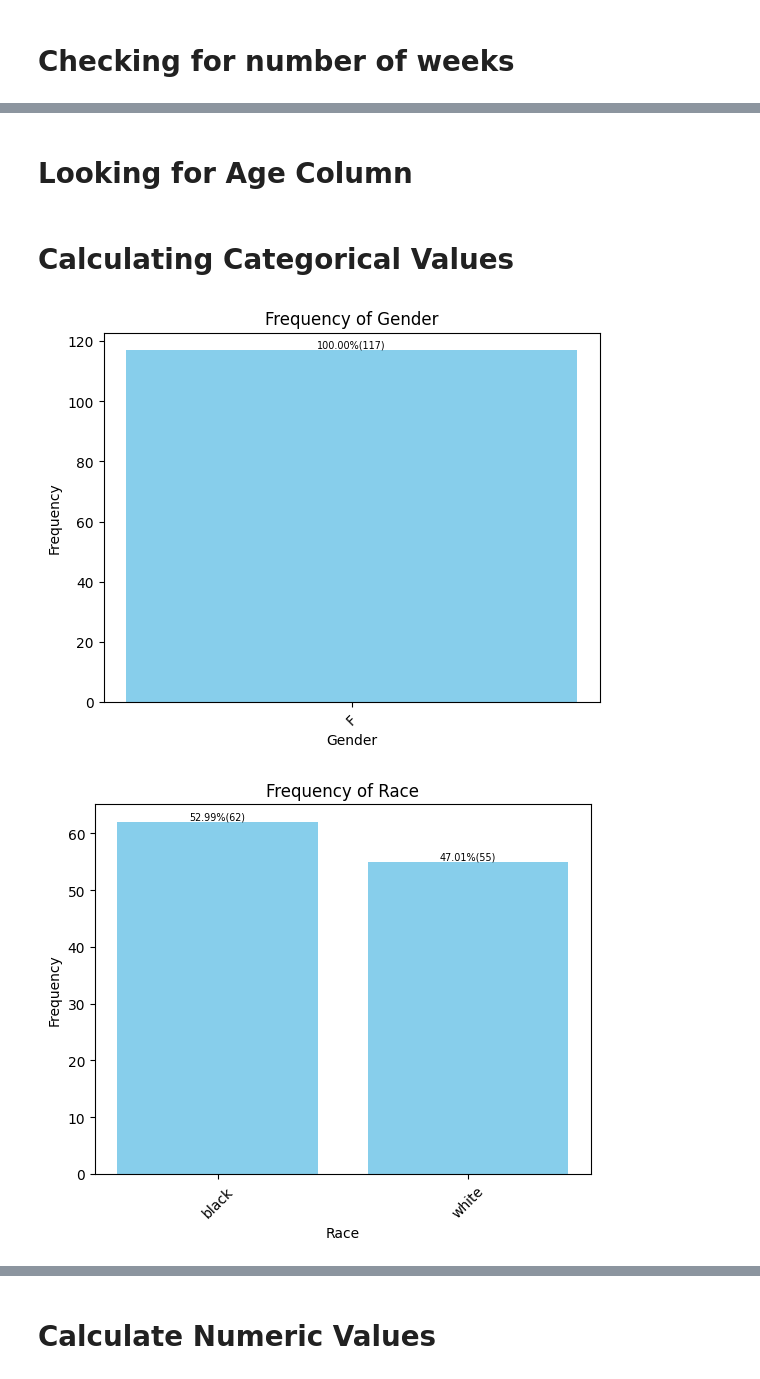
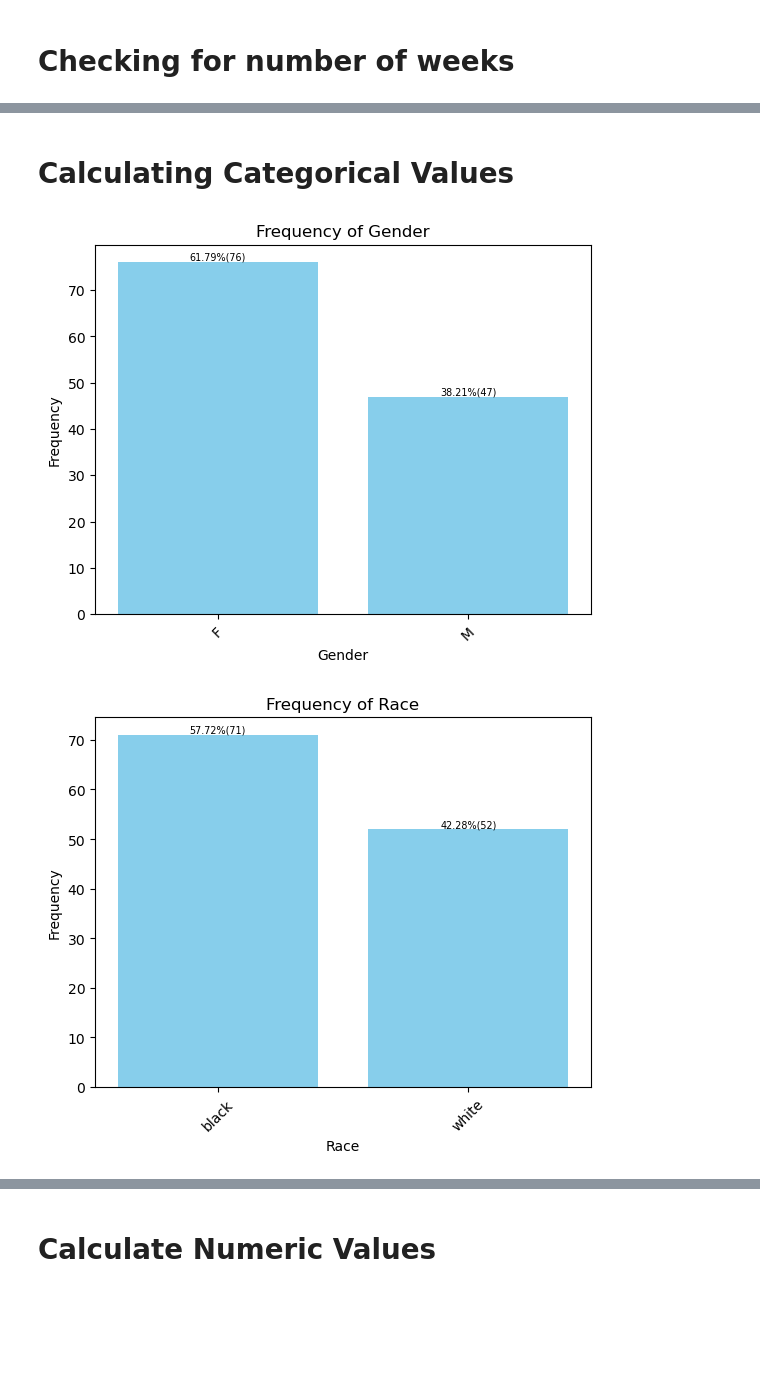
Before and after one commit to hulmanlab/jchr_racial_diff, a Jupyter notebook: scripts/0_baseline_table.ipynb, the cells around one changed output, grey strips where cells are left out. Cells and saved outputs as stored; diff of their text form; code cells hidden in the pictures; blank space fills up the shorter version.

```diff
--- a/scripts/0_baseline_table.ipynb
+++ b/scripts/0_baseline_table.ipynb
@@ -12,8 +12,6 @@ df_baseline['EduLevel'] = df_baseline['EduLevel'].replace(['Professional Degree'
 
 
 
-
-
 df_cgm = pd.read_csv(r'../data/FDataCGM.txt', sep='|')
 
 df_cgm['CGM'] = df_cgm['Glucose']/18.018
@@ -23,6 +21,8 @@ df_cgm = df_cgm.sort_values(by=['PtID', 'DeviceDaysFromEnroll', 'DeviceTm'])
 
 df_roster = pd.read_csv(r'../data/FPtRoster.txt', sep='|')
 df_roster2 = pd.read_csv(r'../data_2/FPtRosterNew.txt', sep='|')
+df_roster2['AgeGroup'] = df_roster2['ageAtEnroll'].apply(lambda x: 2 if x > 17 else 1)
+
 
 df_roster.drop(columns=['RecID','SiteID'], inplace = True)
 df_roster['RaceProtF'] = df_roster['RaceProtF'].replace('Non-Hispanic Black', 'black')
@@ -40,22 +40,20 @@ df_baseline = df_baseline[df_baseline['PtID'].isin(df_roster['PtID'])]
 # %% [markdown]
 # Calculate for each group
 # %%
-# for race
-# df_roster= df_roster[df_roster['Race'] != 'white']
-
+# Race
+# df_roster= df_roster[df_roster['Race'] != 'black']
 # df_cgm = df_cgm[df_cgm['PtID'].isin(df_roster['PtID'])]
 # df_cgm_unique = df_cgm['PtID'].unique()
 
 # df_baseline = df_baseline[df_baseline['PtID'].isin(df_roster['PtID'])]
+# df_roster2 = df_roster2[df_roster2['PtID'].isin(df_baseline['PtID'])]
 
-
-# for gender
-
-df_baseline= df_baseline[df_baseline['Gender'] != 'M']
-df_cgm = df_cgm[df_cgm['PtID'].isin(df_baseline['PtID'])]
-df_cgm_unique = df_cgm['PtID'].unique()
-df_roster = df_roster[df_roster['PtID'].isin(df_baseline['PtID'])]
-
+# Gender
+# df_baseline= df_baseline[df_baseline['Gender'] != 'F']
+# df_cgm = df_cgm[df_cgm['PtID'].isin(df_baseline['PtID'])]
+# df_cgm_unique = df_cgm['PtID'].unique()
+# df_roster = df_roster[df_roster['PtID'].isin(df_baseline['PtID'])]
+# df_roster2 = df_roster2[df_roster2['PtID'].isin(df_baseline['PtID'])]
 
 # EduLevel
 # df_baseline = df_baseline.dropna(subset=['EduLevel'])
@@ -64,6 +62,15 @@ df_roster = df_roster[df_roster['PtID'].isin(df_baseline['PtID'])]
 # df_cgm = df_cgm[df_cgm['PtID'].isin(df_baseline['PtID'])]
 # df_cgm_unique = df_cgm['PtID'].unique()
 # df_roster = df_roster[df_roster['PtID'].isin(df_baseline['PtID'])]
+# df_roster2 = df_roster2[df_roster2['PtID'].isin(df_baseline['PtID'])]
+
+# Age
+df_roster2 = df_roster2[df_roster2['AgeGroup'] != 1]
+
+df_cgm = df_cgm[df_cgm['PtID'].isin(df_roster2['PtID'])]
+df_cgm_unique = df_cgm['PtID'].unique()
+df_baseline = df_baseline[df_baseline['PtID'].isin(df_roster2['PtID'])]
+df_roster = df_roster[df_roster['PtID'].isin(df_baseline['PtID'])]
 # %% [markdown]
 # Looking at blood glucose measurements
 # %%
@@ -125,0 +136,6 @@ df_baseline['BMI'] = df_baseline.apply(lambda row: calculate_bmi(row['Weight'],
+# %%
+
+count_411 = (df_baseline.isin([411.48])).sum().sum()                    # Checking if there are any other values being 411.48
+df_baseline.replace(411.48, 162, inplace=True)
+print(count_411)
+# df_baseline.head(n=10)
@@ -199,2 +214,0 @@ plt.show()
-# %% [markdown]
-# Looking for Age Column
@@ -234,32 +244,33 @@ def plot_hist(df, column_name, show_plot=True, include_legend=True):
 
             if include_legend:
                 # Add text annotations for counts and percentages on top of each bar
                 for bar, count, percentage in zip(bars, category_counts.values, category_percentages.values):
                     ax.text(bar.get_x() + bar.get_width() / 2, bar.get_height(), f"{percentage:.2f}%({count})",
                             ha='center', va='bottom', fontsize='x-small')
 
             plt.xticks(rotation=45)  # Rotate category labels to avoid overlap
             plt.show()
     else:
         print(f"The column '{column_name}' does not exist in the DataFrame.")
 
 # Example usage:
 # Assuming you have a DataFrame 'df' with a 'gender' column you want to plot
 # df = pd.DataFrame({'gender': ['Male', 'Female', 'Male', 'Female', 'Non-Binary', 'Female', 'Male', 'Non-Binary']})
 # plot_categorical_data(df, 'gender', show_plot=True, include_legend=True)
 
 
 plot_hist(df_baseline, "Gender", show_plot=True)
 plot_hist(df_roster, "Race", show_plot=True)
 plot_hist(df_baseline, "CurrSmoker", show_plot=True)
 plot_hist(df_baseline, "EduLevel", show_plot=True)
+plot_hist(df_roster2, 'AgeGroup')
 # column_name="Race"
 # df = df_roster
 
 # # bin_counts = df[column_name].value_counts()
 
 # category_counts = df[column_name].value_counts()
 # category_percentages = (category_counts / category_counts.sum()) * 100
 # %% [output]
-[figure, old version]
+[figure, new version]
-[figure, old version]
+[figure, new version]
```
Also changed, not shown: parts of 7 cells of this notebook, 6 other files.
